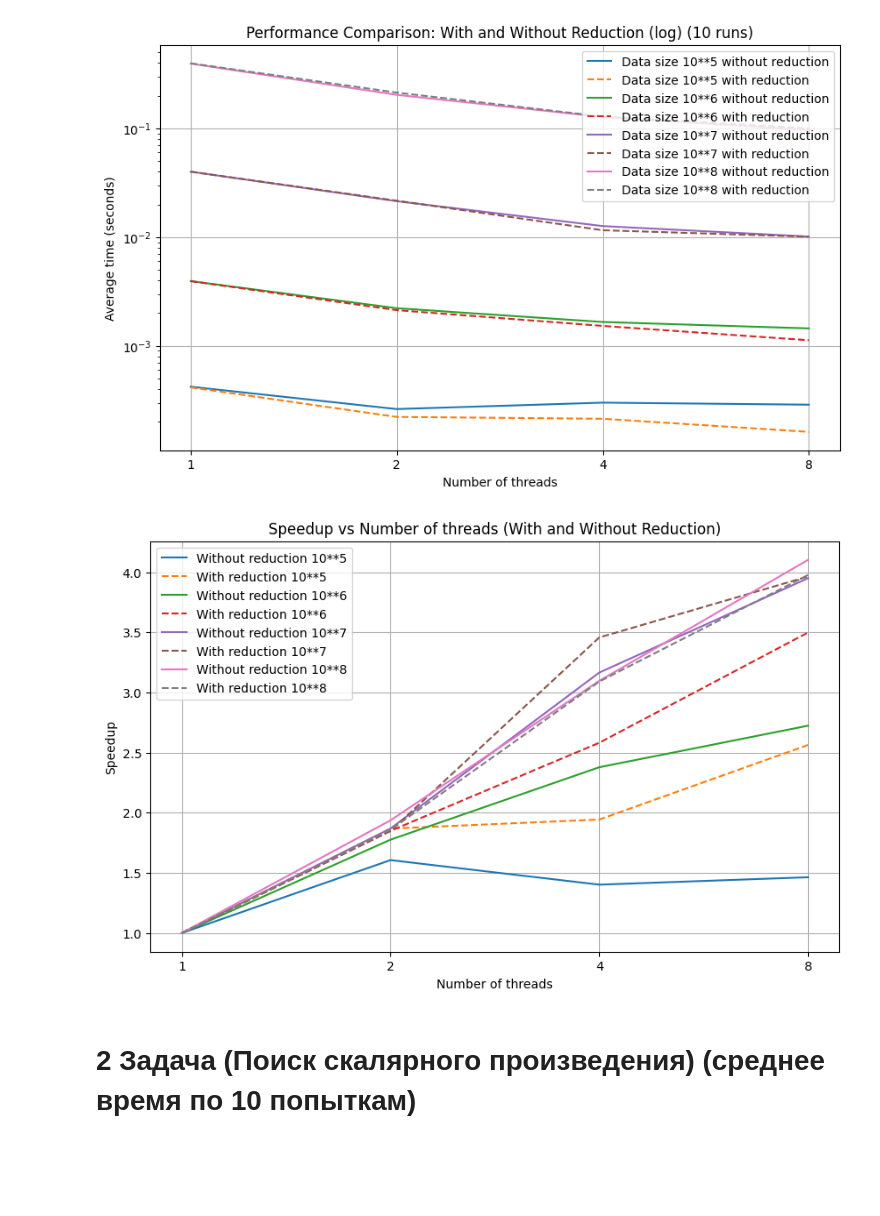
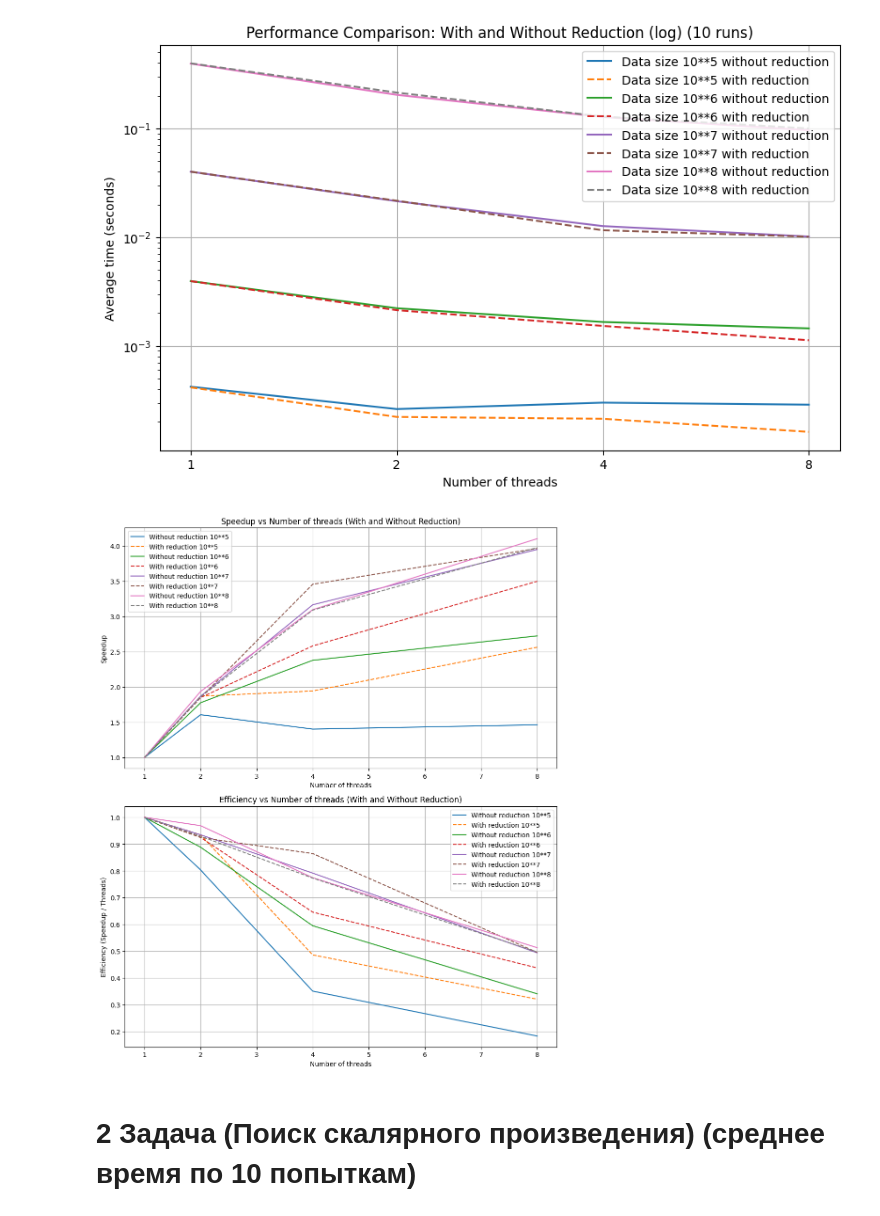
Before and after one commit to YukiTheKilla/supercomputers, a Jupyter notebook: OpenMP/plot.ipynb, the cells around one changed output. Saved outputs shown, nothing was run; the diff lists cells and outputs as text; code cells hidden in the pictures; blank space fills up the shorter version.

```diff
--- a/OpenMP/plot.ipynb
+++ b/OpenMP/plot.ipynb
@@ -47,36 +45,55 @@ plt.show()
 # %%
 # Рассчитываем ускорение (Speedup) для без редукции и с редукцией
 speedup_without_reduction = []
 speedup_with_reduction = []
+num_threads = list(map(int, num_threads))
+# Польза каждого ядра
+efficiency_without_reduction = []
+efficiency_with_reduction = []
 
 for i in range(len(data_sizes)):
     # Скорость с 1 потоком (первая запись из каждой строки) для без редукции
     base_time_without = time_without_reduction[i][0]
     # Скорость с 1 потоком (первая запись из каждой строки) для с редукцией
     base_time_with = time_with_reduction[i][0]
 
     # Для каждого количества потоков считаем ускорение для без редукции и с редукцией
     speedup_without_reduction.append([base_time_without / t for t in time_without_reduction[i]])
     speedup_with_reduction.append([base_time_with / t for t in time_with_reduction[i]])
 
-# Подготовка графиков
-fig, ax = plt.subplots(figsize=(10, 6))
+    # Считаем пользу каждого ядра (эффективность) для без редукции и с редукцией
+    efficiency_without_reduction.append([s / nt for s, nt in zip(speedup_without_reduction[i], num_threads)])
+    efficiency_with_reduction.append([s / nt for s, nt in zip(speedup_with_reduction[i], num_threads)])
 
-# Для каждого размера данных рисуем линии для ускорения без редукции и с редукцией
+# Построение графиков
+fig, ax = plt.subplots(2, 1, figsize=(10, 12))
+
+# График ускорения
 for i, size in enumerate(data_sizes):
-    ax.plot(num_threads, speedup_without_reduction[i], label=f'Without reduction {size}')
-    ax.plot(num_threads, speedup_with_reduction[i], label=f'With reduction {size}', linestyle='--')
+    ax[0].plot(num_threads, speedup_without_reduction[i], label=f'Without reduction {size}')
+    ax[0].plot(num_threads, speedup_with_reduction[i], label=f'With reduction {size}', linestyle='--')
 
-ax.set_xlabel('Number of threads')
-ax.set_ylabel('Speedup')
-ax.set_title('Speedup vs Number of threads (With and Without Reduction)')
-ax.legend()
+ax[0].set_xlabel('Number of threads')
+ax[0].set_ylabel('Speedup')
+ax[0].set_title('Speedup vs Number of threads (With and Without Reduction)')
+ax[0].legend()
+ax[0].grid(True)
 
-# Показать график
-plt.grid(True)
+# График эффективности (пользы ядра)
+for i, size in enumerate(data_sizes):
+    ax[1].plot(num_threads, efficiency_without_reduction[i], label=f'Without reduction {size}')
+    ax[1].plot(num_threads, efficiency_with_reduction[i], label=f'With reduction {size}', linestyle='--')
+
+ax[1].set_xlabel('Number of threads')
+ax[1].set_ylabel('Efficiency (Speedup / Threads)')
+ax[1].set_title('Efficiency vs Number of threads (With and Without Reduction)')
+ax[1].legend()
+ax[1].grid(True)
+
+plt.tight_layout()
 plt.show()
 # %% [output]
-[figure, old version]
+[figure, new version]
 # %% [markdown]
 # 2 Задача (Поиск cкалярного произведения) (среднее время по 10 попыткам)
 # %%
```
Also changed, not shown: parts of 18 cells of this notebook, 5 other files.
